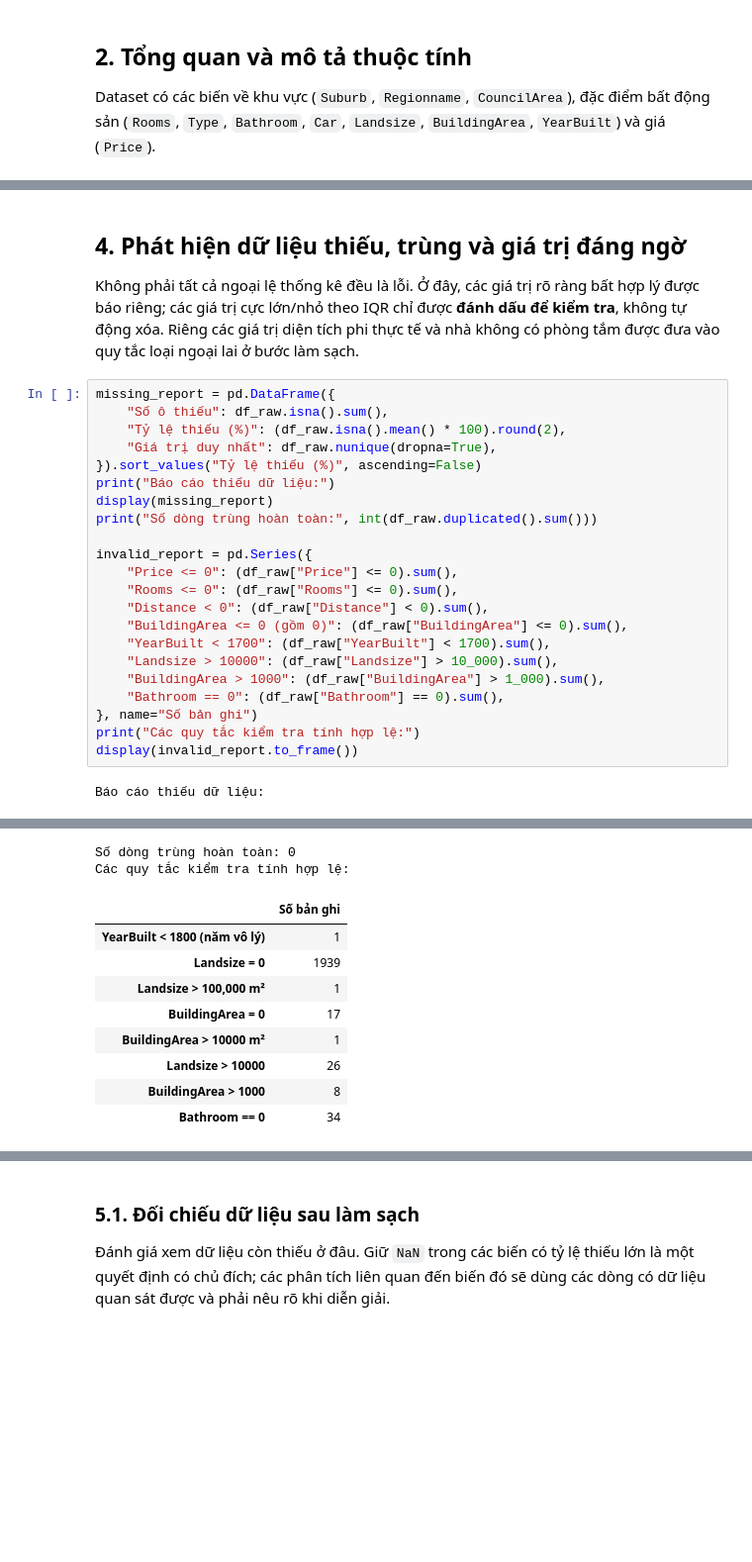
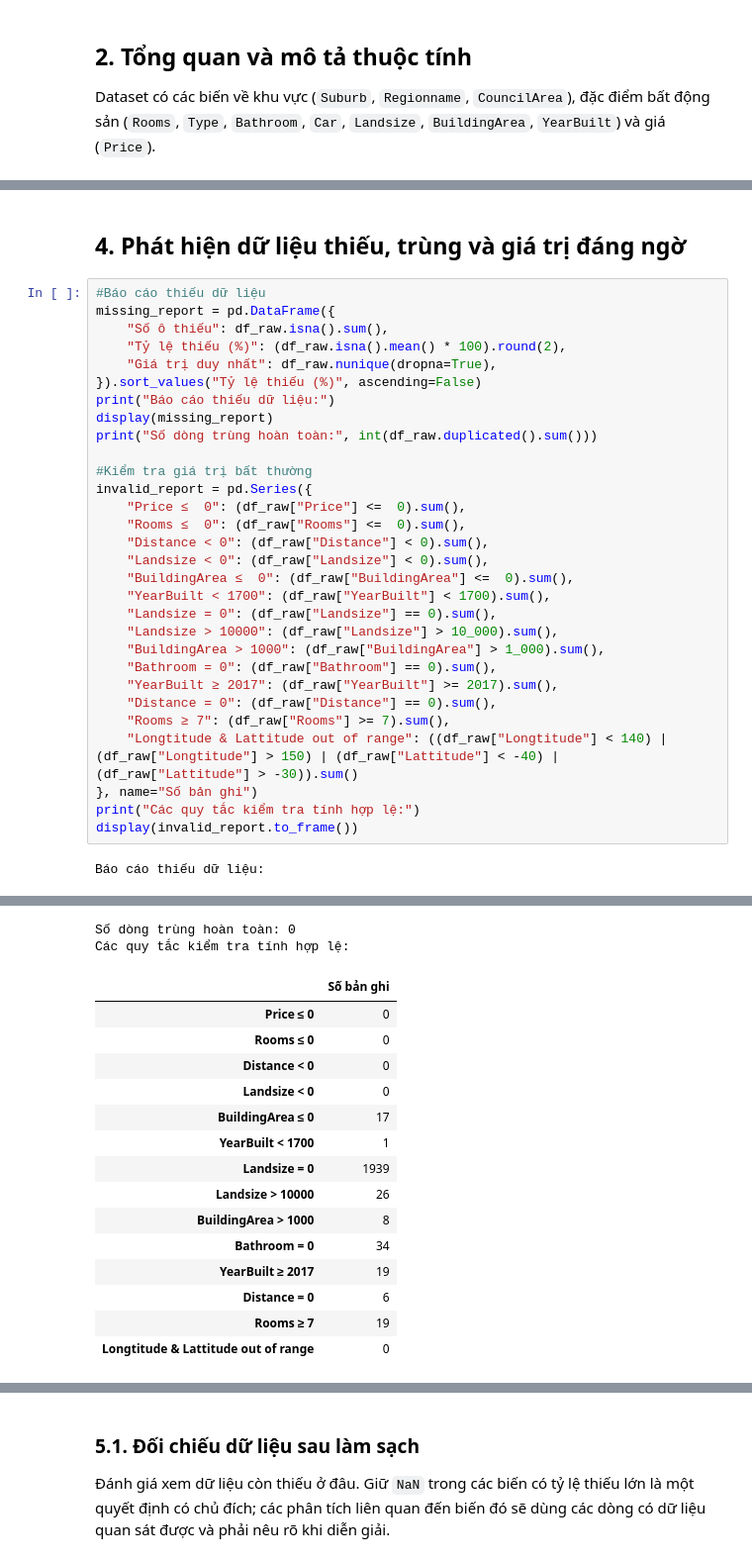
Before and after one commit to KhaiNguyen54/2611COMP1804-LapTrinhPython-DoAnGK, a Jupyter notebook: melbourne_data_analysis_pipeline.ipynb, the cells around one changed output, grey strips where cells are left out. Shown at 99% size. Drawn from its saved outputs; the diff is of its cells as text; blank space fills up the shorter version.

```diff
--- a/melbourne_data_analysis_pipeline.ipynb
+++ b/melbourne_data_analysis_pipeline.ipynb
@@ -174,8 +209,7 @@ memory usage: 2.2 MB
 # %% [markdown]
 ## 4. Phát hiện dữ liệu thiếu, trùng và giá trị đáng ngờ
-
-Không phải tất cả ngoại lệ thống kê đều là lỗi. Ở đây, các giá trị rõ ràng bất hợp lý được báo riêng; các giá trị cực lớn/nhỏ theo IQR chỉ được **đánh dấu để kiểm tra**, không tự động xóa. Riêng các giá trị diện tích phi thực tế và nhà không có phòng tắm được đưa vào quy tắc loại ngoại lai ở bước làm sạch.
 # %%
+#Báo cáo thiếu dữ liệu
 missing_report = pd.DataFrame({
     "Số ô thiếu": df_raw.isna().sum(),
     "Tỷ lệ thiếu (%)": (df_raw.isna().mean() * 100).round(2),
@@ -185,48 +219,61 @@ print("Báo cáo thiếu dữ liệu:")
 display(missing_report)
 print("Số dòng trùng hoàn toàn:", int(df_raw.duplicated().sum()))
 
+#Kiểm tra giá trị bất thường
 invalid_report = pd.Series({
-    "Price <= 0": (df_raw["Price"] <= 0).sum(),
-    "Rooms <= 0": (df_raw["Rooms"] <= 0).sum(),
+    "Price ≤  0": (df_raw["Price"] <=  0).sum(),
+    "Rooms ≤  0": (df_raw["Rooms"] <=  0).sum(),
     "Distance < 0": (df_raw["Distance"] < 0).sum(),
-    "BuildingArea <= 0 (gồm 0)": (df_raw["BuildingArea"] <= 0).sum(),
+    "Landsize < 0": (df_raw["Landsize"] < 0).sum(),
+    "BuildingArea ≤  0": (df_raw["BuildingArea"] <=  0).sum(),
     "YearBuilt < 1700": (df_raw["YearBuilt"] < 1700).sum(),
+    "Landsize = 0": (df_raw["Landsize"] == 0).sum(),
     "Landsize > 10000": (df_raw["Landsize"] > 10_000).sum(),
     "BuildingArea > 1000": (df_raw["BuildingArea"] > 1_000).sum(),
-    "Bathroom == 0": (df_raw["Bathroom"] == 0).sum(),
+    "Bathroom = 0": (df_raw["Bathroom"] == 0).sum(),
+    "YearBuilt ≥ 2017": (df_raw["YearBuilt"] >= 2017).sum(),
+    "Distance = 0": (df_raw["Distance"] == 0).sum(),
+    "Rooms ≥ 7": (df_raw["Rooms"] >= 7).sum(),
+    "Longtitude & Lattitude out of range": ((df_raw["Longtitude"] < 140) | (df_raw["Longtitude"] > 150) | (df_raw["Lattitude"] < -40) | (df_raw["Lattitude"] > -30)).sum()
 }, name="Số bản ghi")
 print("Các quy tắc kiểm tra tính hợp lệ:")
 display(invalid_report.to_frame())
 # %% [output]
 Báo cáo thiếu dữ liệu:
 |  | Số ô thiếu | Tỷ lệ thiếu (%) | Giá trị duy nhất |
 | BuildingArea | 6450 | 47.50 | 602 |
 | YearBuilt | 5375 | 39.58 | 144 |
 | CouncilArea | 1369 | 10.08 | 33 |
 | Car | 62 | 0.46 | 11 |
 | Suburb | 0 | 0.00 | 314 |
 | Price | 0 | 0.00 | 2204 |
 | Type | 0 | 0.00 | 3 |
 | Rooms | 0 | 0.00 | 9 |
 | Address | 0 | 0.00 | 13378 |
 | Distance | 0 | 0.00 | 202 |
 | ... | ... | ... | ... |
 | Landsize | 0 | 0.00 | 1448 |
 | Lattitude | 0 | 0.00 | 6503 |
 | Longtitude | 0 | 0.00 | 7063 |
 | Regionname | 0 | 0.00 | 8 |
 | Propertycount | 0 | 0.00 | 311 |
 Số dòng trùng hoàn toàn: 0
 Các quy tắc kiểm tra tính hợp lệ:
 |  | Số bản ghi |
-| YearBuilt < 1800 (năm vô lý) | 1 |
+| Price ≤ 0 | 0 |
+| Rooms ≤ 0 | 0 |
+| Distance < 0 | 0 |
+| Landsize < 0 | 0 |
+| BuildingArea ≤ 0 | 17 |
+| YearBuilt < 1700 | 1 |
 | Landsize = 0 | 1939 |
-| Landsize > 100,000 m² | 1 |
-| BuildingArea = 0 | 17 |
-| BuildingArea > 10000 m² | 1 |
 | Landsize > 10000 | 26 |
 | BuildingArea > 1000 | 8 |
-| Bathroom == 0 | 34 |
+| Bathroom = 0 | 34 |
+| YearBuilt ≥ 2017 | 19 |
+| Distance = 0 | 6 |
+| Rooms ≥ 7 | 19 |
+| Longtitude & Lattitude out of range | 0 |
 # %% [markdown]
 ## 5. Làm sạch dữ liệu
 
```
Also changed, not shown: parts of 10 cells of this notebook, 3 other files.
